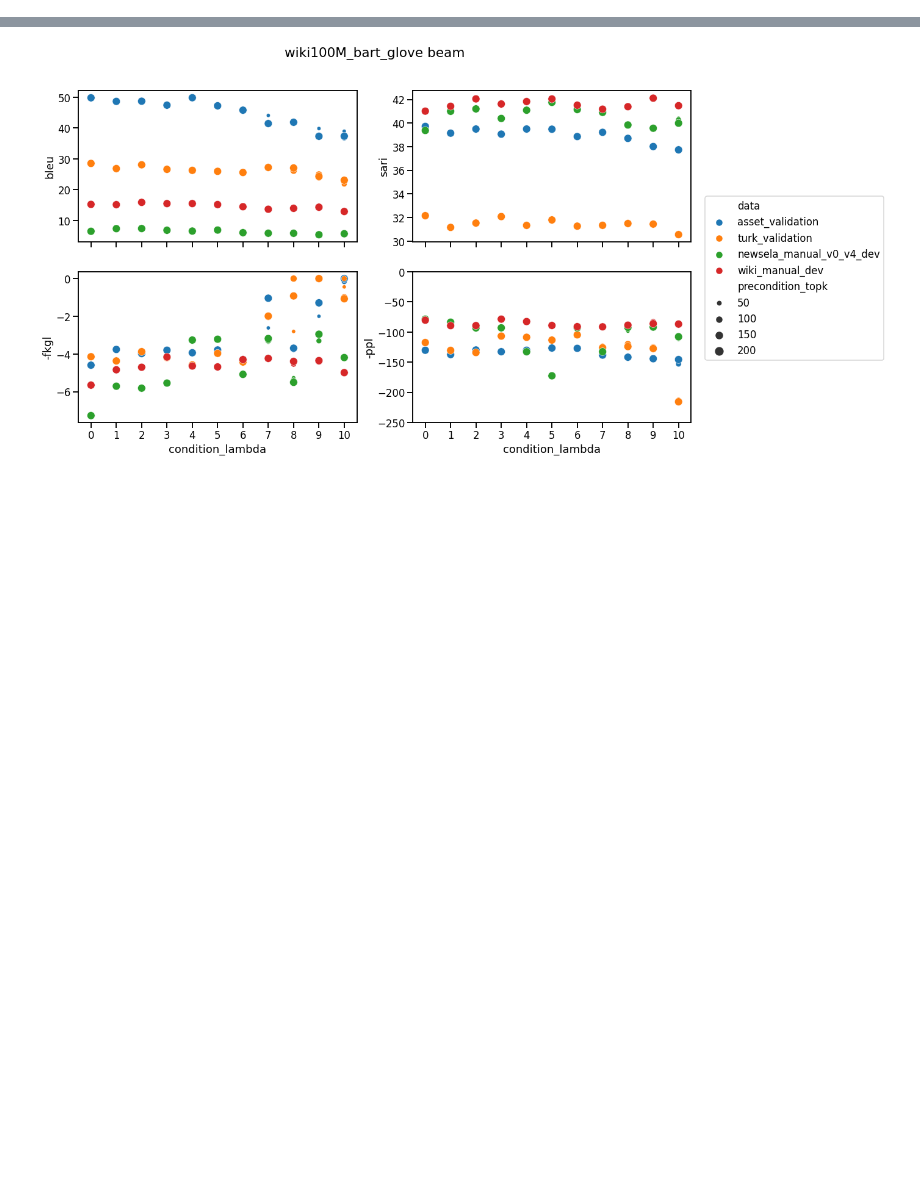
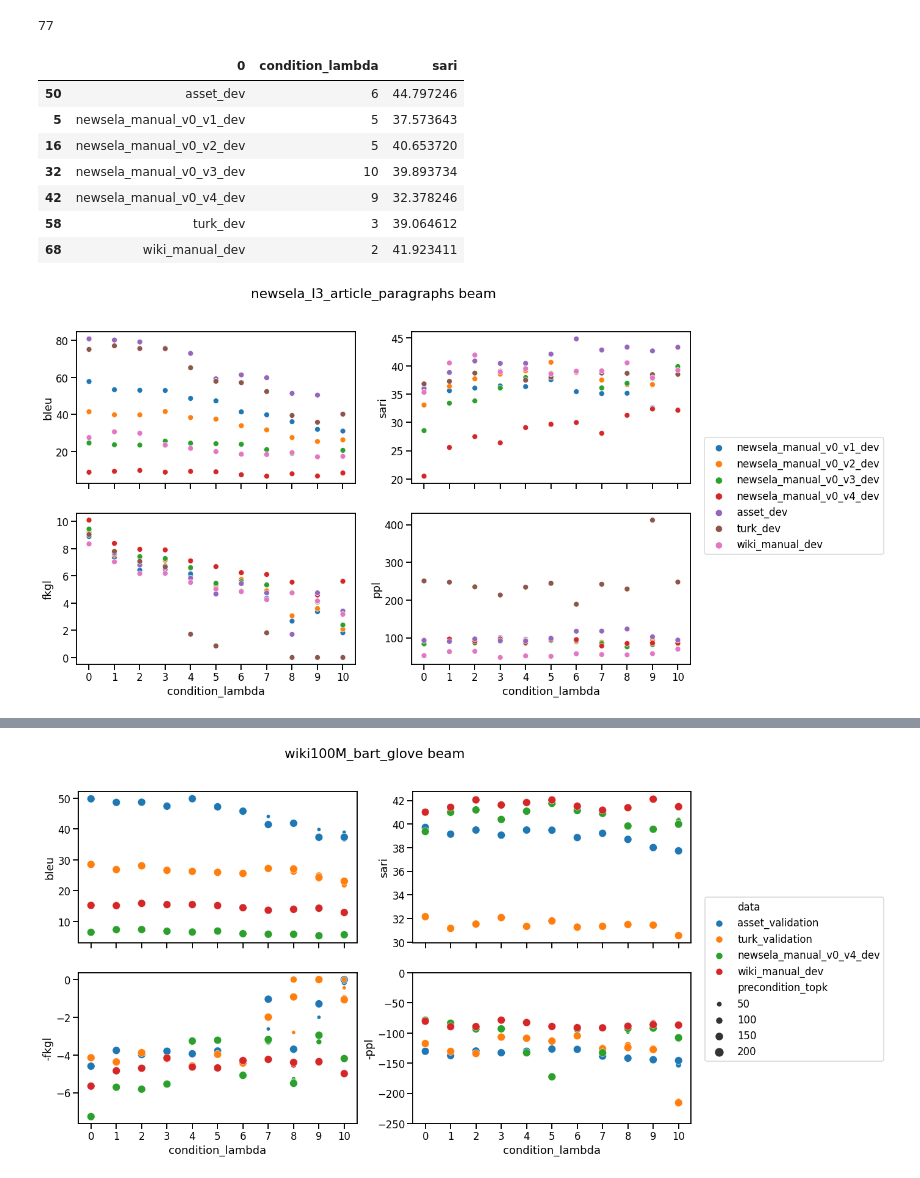
Before and after one commit to ZurichNLP/SimpleFUDGE, a Jupyter notebook: analysis/visualise_hp_sweeps.ipynb, the cells around one changed output, grey strips where cells are left out. Drawn from its saved outputs; the diff is of its cells as text; code cells hidden in the pictures; blank space fills up the shorter version.

```diff
--- a/analysis/visualise_hp_sweeps.ipynb
+++ b/analysis/visualise_hp_sweeps.ipynb
@@ -53,0 +115,18 @@ Name: sari, dtype: float64
+# %%
+csv_file = '/srv/scratch6/kew/ats/fudge/hpsearch/bart_large_muss_mined_en/newsela_l3_article_paragraphs/beam/results.csv'
+plot_hp_sweep_results(csv_file)
+
+# df = load_data(csv_file)
+# df = compute_harm_mean(df)
+# plot_hp_sweep_harmonic_mean_results(df)
+# %% [output]
+77
+|  | 0 | condition_lambda | sari |
+| 50 | asset_dev | 6 | 44.797246 |
+| 5 | newsela_manual_v0_v1_dev | 5 | 37.573643 |
+| 16 | newsela_manual_v0_v2_dev | 5 | 40.653720 |
+| 32 | newsela_manual_v0_v3_dev | 10 | 39.893734 |
+| 42 | newsela_manual_v0_v4_dev | 9 | 32.378246 |
+| 58 | turk_dev | 3 | 39.064612 |
+| 68 | wiki_manual_dev | 2 | 41.923411 |
+[figure, added]
```
Also changed, not shown: parts of 11 cells of this notebook, 18 other files.
